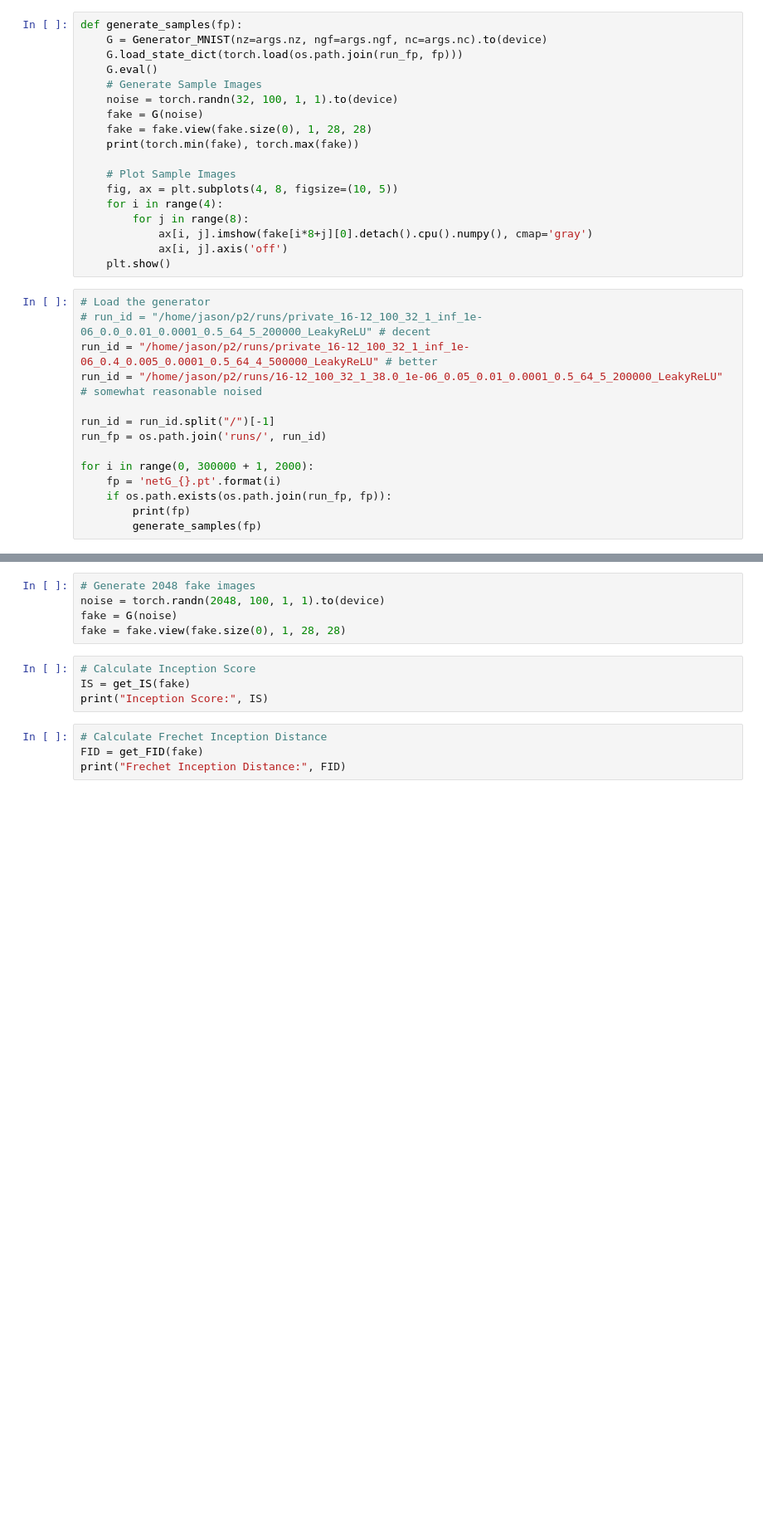
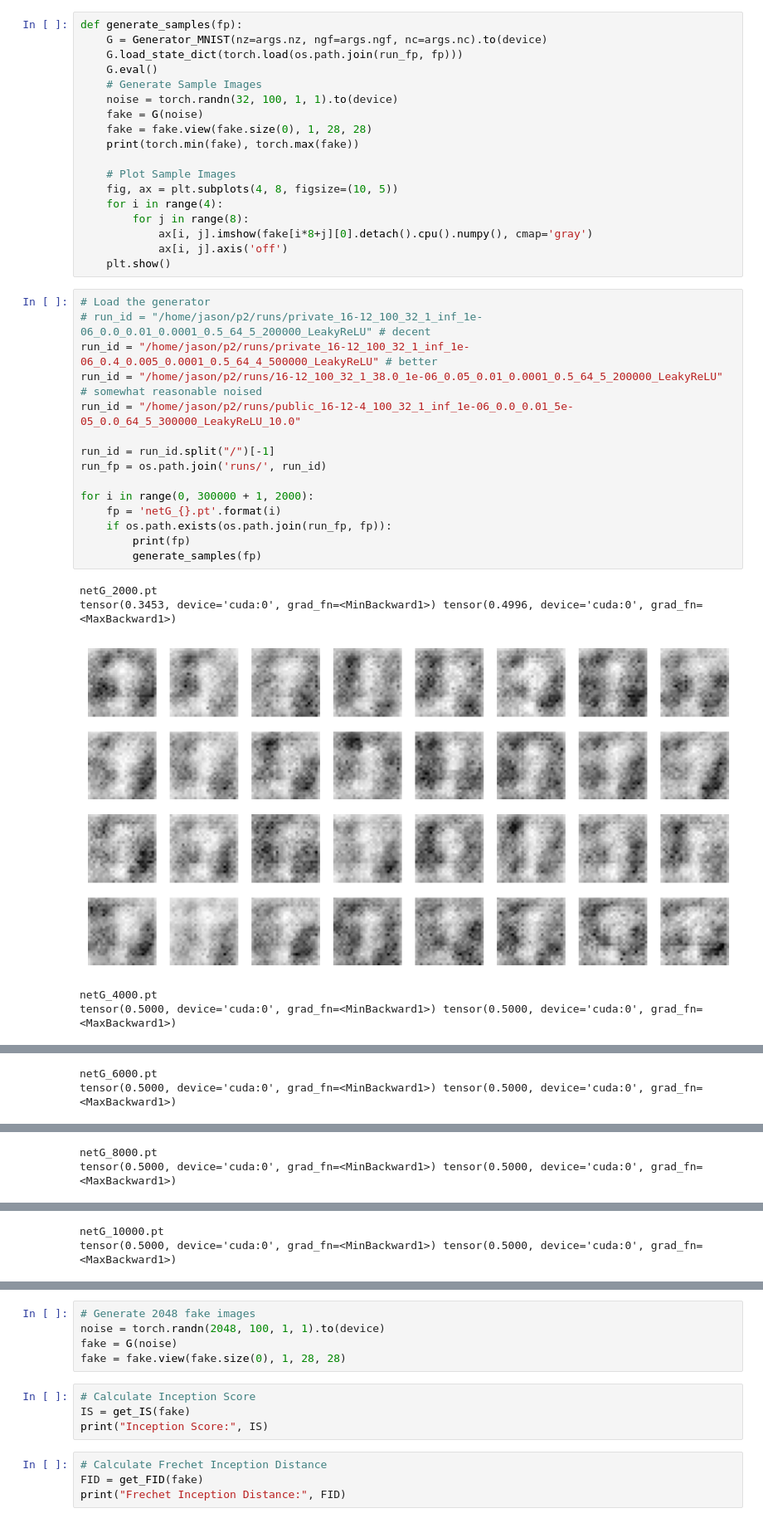
Before and after one commit to JasonTang99/p2, a Jupyter notebook: testing.ipynb, the cells around one changed output, grey strips where cells are left out. Shown at 83% size. Drawn from its saved outputs; the diff is of its cells as text; blank space fills up the shorter version.

```diff
--- a/testing.ipynb
+++ b/testing.ipynb
@@ -120,14 +143,21 @@ def generate_samples(fp):
 # %%
 # Load the generator
 # run_id = "/home/jason/p2/runs/private_16-12_100_32_1_inf_1e-06_0.0_0.01_0.0001_0.5_64_5_200000_LeakyReLU" # decent
 run_id = "/home/jason/p2/runs/private_16-12_100_32_1_inf_1e-06_0.4_0.005_0.0001_0.5_64_4_500000_LeakyReLU" # better
 run_id = "/home/jason/p2/runs/16-12_100_32_1_38.0_1e-06_0.05_0.01_0.0001_0.5_64_5_200000_LeakyReLU" # somewhat reasonable noised
+run_id = "/home/jason/p2/runs/public_16-12-4_100_32_1_inf_1e-06_0.0_0.01_5e-05_0.0_64_5_300000_LeakyReLU_10.0"
 
 run_id = run_id.split("/")[-1]
 run_fp = os.path.join('runs/', run_id)
 
 for i in range(0, 300000 + 1, 2000):
     fp = 'netG_{}.pt'.format(i)
     if os.path.exists(os.path.join(run_fp, fp)):
         print(fp)
         generate_samples(fp)
+# %% [output]
+netG_2000.pt
+tensor(0.3453, device='cuda:0', grad_fn=<MinBackward1>) tensor(0.4996, device='cuda:0', grad_fn=<MaxBackward1>)
+[figure, added]
+netG_4000.pt
+tensor(0.5000, device='cuda:0', grad_fn=<MinBackward1>) tensor(0.5000, device='cuda:0', grad_fn=<MaxBackward1>)
@@ -133,0 +165,2 @@ for i in range(0, 300000 + 1, 2000):
+netG_6000.pt
+tensor(0.5000, device='cuda:0', grad_fn=<MinBackward1>) tensor(0.5000, device='cuda:0', grad_fn=<MaxBackward1>)
@@ -133,0 +168,2 @@ for i in range(0, 300000 + 1, 2000):
+netG_8000.pt
+tensor(0.5000, device='cuda:0', grad_fn=<MinBackward1>) tensor(0.5000, device='cuda:0', grad_fn=<MaxBackward1>)
@@ -133,0 +171,2 @@ for i in range(0, 300000 + 1, 2000):
+netG_10000.pt
+tensor(0.5000, device='cuda:0', grad_fn=<MinBackward1>) tensor(0.5000, device='cuda:0', grad_fn=<MaxBackward1>)
```
Also changed, not shown: parts of 6 cells of this notebook, 10 other files.
